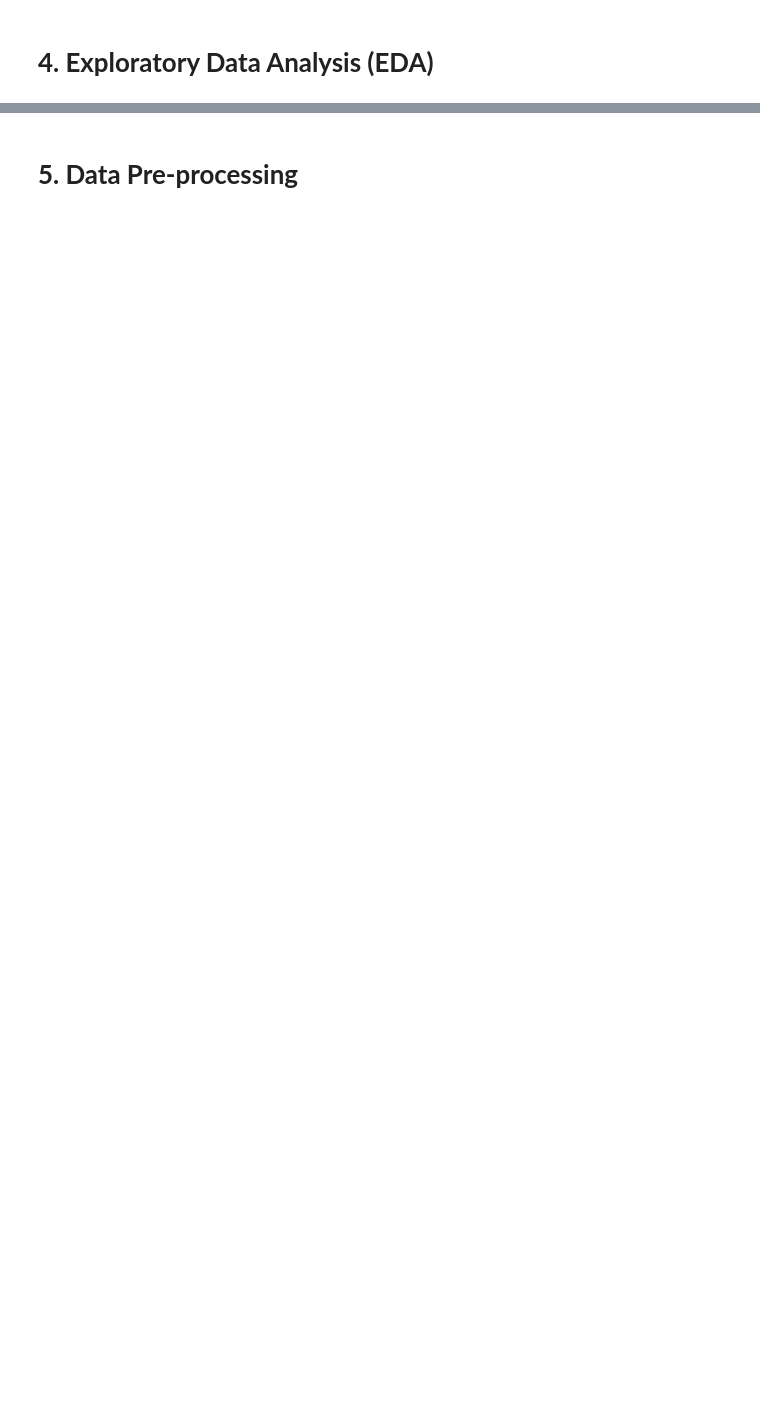
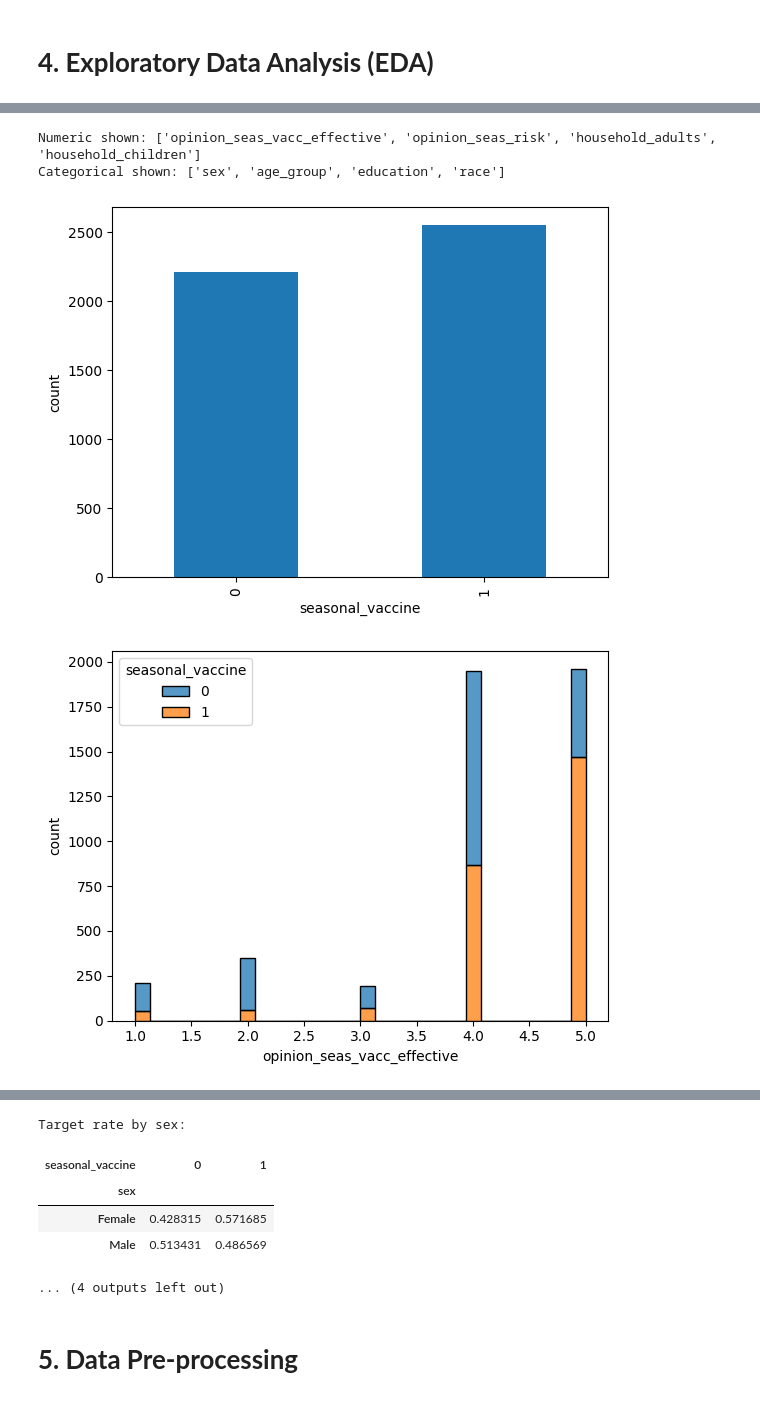
Before and after one commit to Rabia-Akhtr/Applied-Data-Science-1, a Jupyter notebook: notebooks/hackathon_main.ipynb, the cells around one changed output, grey strips where cells are left out. Drawn from its saved outputs; the diff is of its cells as text; code cells hidden in the pictures; blank space fills up the shorter version.

```diff
--- a/notebooks/hackathon_main.ipynb
+++ b/notebooks/hackathon_main.ipynb
@@ -42,0 +239,45 @@ This notebook documents the full workflow for our Data Science Challenge hackath
+# %%
+# Cell 3 (alt) — Simple EDA for Dataset A (no decorations)
+
+import matplotlib.pyplot as plt
+import seaborn as sns
+import pandas as pd
+
+TARGET = "seasonal_vaccine"
+ID_COL = "respondent_id"
+
+num_cols = df_train.drop(columns=[TARGET, ID_COL], errors="ignore").select_dtypes("number").columns.tolist()
+cat_cols = [c for c in df_train.columns if c not in num_cols + [TARGET, ID_COL]]
+
+# Pick a few informative columns (adjust if missing)
+num_to_plot = [c for c in ["opinion_seas_vacc_effective", "opinion_seas_risk",
+                           "household_adults", "household_children"] if c in num_cols][:4]
+cat_to_plot = [c for c in ["sex", "age_group", "education", "race"] if c in cat_cols][:4]
+
+print("Numeric shown:", num_to_plot)
+print("Categorical shown:", cat_to_plot)
+
+# Target distribution
+df_train[TARGET].value_counts().sort_index().plot(kind="bar")
+plt.xlabel(TARGET); plt.ylabel("count"); plt.show()
+
+# Numeric histograms
+for col in num_to_plot:
+    sns.histplot(data=df_train, x=col, hue=TARGET, bins=30, multiple="stack")
+    plt.xlabel(col); plt.ylabel("count"); plt.show()
+
+# Categorical bars (top levels)
+for col in cat_to_plot:
+    df_train[col].value_counts(dropna=False).head(10).plot(kind="bar")
+    plt.xlabel(col); plt.ylabel("count"); plt.show()
+
+# Target rate by categorical (row-normalized)
+for col in cat_to_plot[:3]:
+    ct = pd.crosstab(df_train[col], df_train[TARGET], normalize="index")
+    print(f"\nTarget rate by {col}:")
+    display(ct)
+# %% [output]
+Numeric shown: ['opinion_seas_vacc_effective', 'opinion_seas_risk', 'household_adults', 'household_children']
+Categorical shown: ['sex', 'age_group', 'education', 'race']
+[figure, added]
+[figure, added]
@@ -43,2 +291,8 @@ This notebook documents the full workflow for our Data Science Challenge hackath
+Target rate by sex:
+| seasonal_vaccine | 0 | 1 |
+| sex |  |  |
+| Female | 0.428315 | 0.571685 |
+| Male | 0.513431 | 0.486569 |
+... (4 outputs left out)
 # %% [markdown]
 # **5. Data Pre-processing**
```
Also changed, not shown: parts of 12 cells of this notebook.
